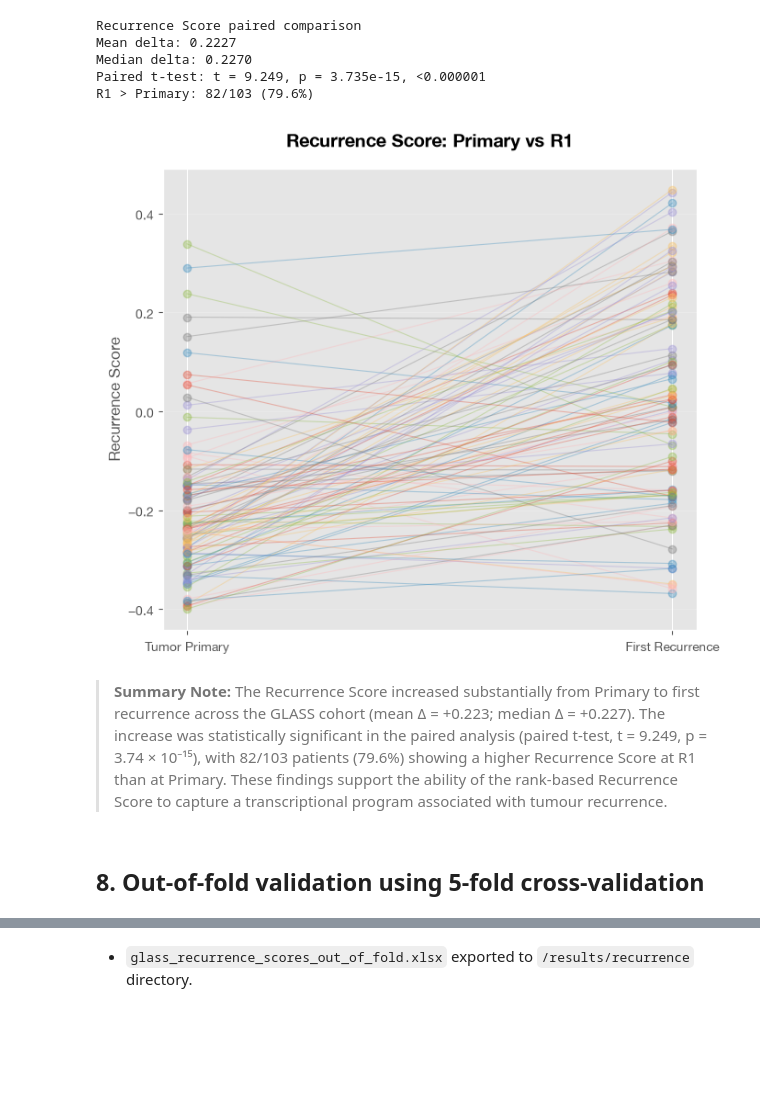
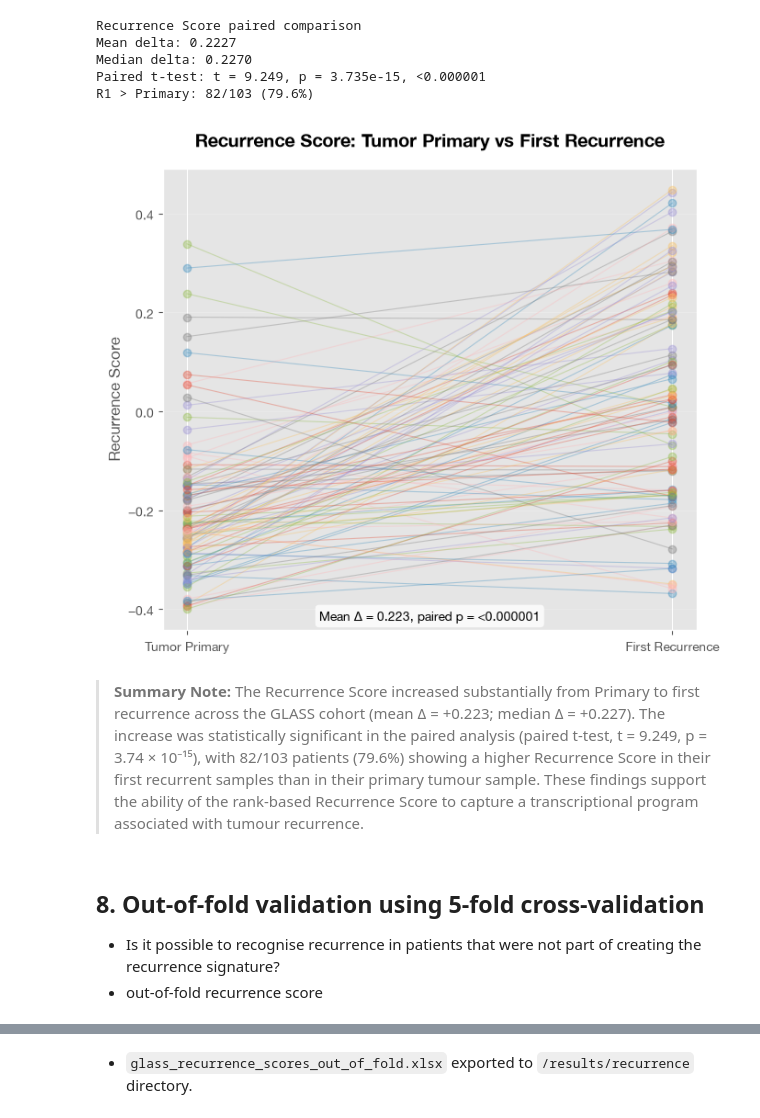
Before and after one commit to zuhany/cell_lines_pv_26, a Jupyter notebook: notebooks/GLASS.ipynb, the cells around one changed output, grey strips where cells are left out. Saved outputs shown, nothing was run; the diff lists cells and outputs as text; code cells hidden in the pictures; blank space fills up the shorter version.

```diff
--- a/notebooks/GLASS.ipynb
+++ b/notebooks/GLASS.ipynb
@@ -1839,9 +2048,13 @@ t_statistic = mean_delta / (sd_delta / np.sqrt(n_pairs))
 
 t_statistic = np.asarray(t_statistic, dtype=float)
 
-p_value = 2 * t.sf(
-    np.abs(t_statistic),
-    df=n_pairs - 1)
+p_value = np.asarray(
+    2 * t.sf(
+        np.abs(t_statistic),
+        df=n_pairs - 1
+    ),
+    dtype=float
+)
 
 invalid = (
         (n_pairs < 2) |
@@ -3136,7 +3348,7 @@ scores_df = calculate_recurrence_score(glass_idhwt_gbm_primary_R1_log2TPM_filter
 scores_df = scores_df.reset_index().rename(columns={"index": "SAMPLE_ID"})
 # %%
 pairs = glass_idhwt_gbm_primary_R1_pairs
-sample_info = pd.concat([
+sample_info:pd.DataFrame = pd.concat([
     pairs[["PATIENT_ID", "PRIMARY_SAMPLE_ID"]].rename(columns={"PRIMARY_SAMPLE_ID": "SAMPLE_ID"}).assign(SAMPLE_TYPE="Tumor Primary"),
     pairs[["PATIENT_ID", "FIRST_RECURRENCE_SAMPLE_ID"]].rename(columns={"FIRST_RECURRENCE_SAMPLE_ID": "SAMPLE_ID"}).assign(SAMPLE_TYPE="First Recurrence")
 ], ignore_index=True)
@@ -3266,34 +3489,47 @@ R1 > Primary: 82/103 (79.6%)
 # %%
 fig, ax = plt.subplots(figsize=(7, 6))
 
 for _, row in score_pairs.iterrows():
     ax.plot(
         ["Tumor Primary", "First Recurrence"],
         [row["Tumor Primary"], row["First Recurrence"]],
         marker="o",
         linewidth=0.8,
         alpha=0.35
     )
 
 ax.set_ylabel("Recurrence Score")
-ax.set_title("Recurrence Score: Primary vs R1", fontweight="bold", y=1.03)
+ax.set_title("Recurrence Score: Tumor Primary vs First Recurrence", fontweight="bold", y=1.03)
+ax.text(
+    0.5,
+    0.02,
+    f"Mean Δ = {mean_delta_rs:.3f}, "
+    f"paired p = {format_pvalue(p_value_rs)}",
+    transform=ax.transAxes,
+    ha="center",
+    bbox=dict(
+            boxstyle="round,pad=0.3", facecolor="white", edgecolor="none", alpha=0.8
+        )
+)
 ax.grid(axis="y", alpha=0.2)
 
 plt.tight_layout()
 
 plt.savefig(
     "../figures/glass_recurrence_score_paired.png",
     dpi=300,
     bbox_inches="tight"
 )
 
 plt.show()
 # %% [output]
-[figure, old version]
+[figure, new version]
 # %% [markdown]
-> **Summary Note:** The Recurrence Score increased substantially from Primary to first recurrence across the GLASS cohort (mean Δ = +0.223; median Δ = +0.227). The increase was statistically significant in the paired analysis (paired t-test, t = 9.249, p = 3.74 × 10⁻¹⁵), with 82/103 patients (79.6%) showing a higher Recurrence Score at R1 than at Primary. These findings support the ability of the rank-based Recurrence Score to capture a transcriptional program associated with tumour recurrence.
+> **Summary Note:** The Recurrence Score increased substantially from Primary to first recurrence across the GLASS cohort (mean Δ = +0.223; median Δ = +0.227). The increase was statistically significant in the paired analysis (paired t-test, t = 9.249, p = 3.74 × 10⁻¹⁵), with 82/103 patients (79.6%) showing a higher Recurrence Score in their first recurrent samples than in their primary tumour sample. These findings support the ability of the rank-based Recurrence Score to capture a transcriptional program associated with tumour recurrence.
 # %% [markdown]
 ## 8. Out-of-fold validation using 5-fold cross-validation
+- Is it possible to recognise recurrence in patients that were not part of creating the recurrence signature?
+- out-of-fold recurrence score
 # %%
 expr = glass_idhwt_gbm_primary_R1_log2TPM_filtered
 pairs = glass_idhwt_gbm_primary_R1_pairs
```
Also changed, not shown: parts of 81 cells of this notebook, 24 other files.
